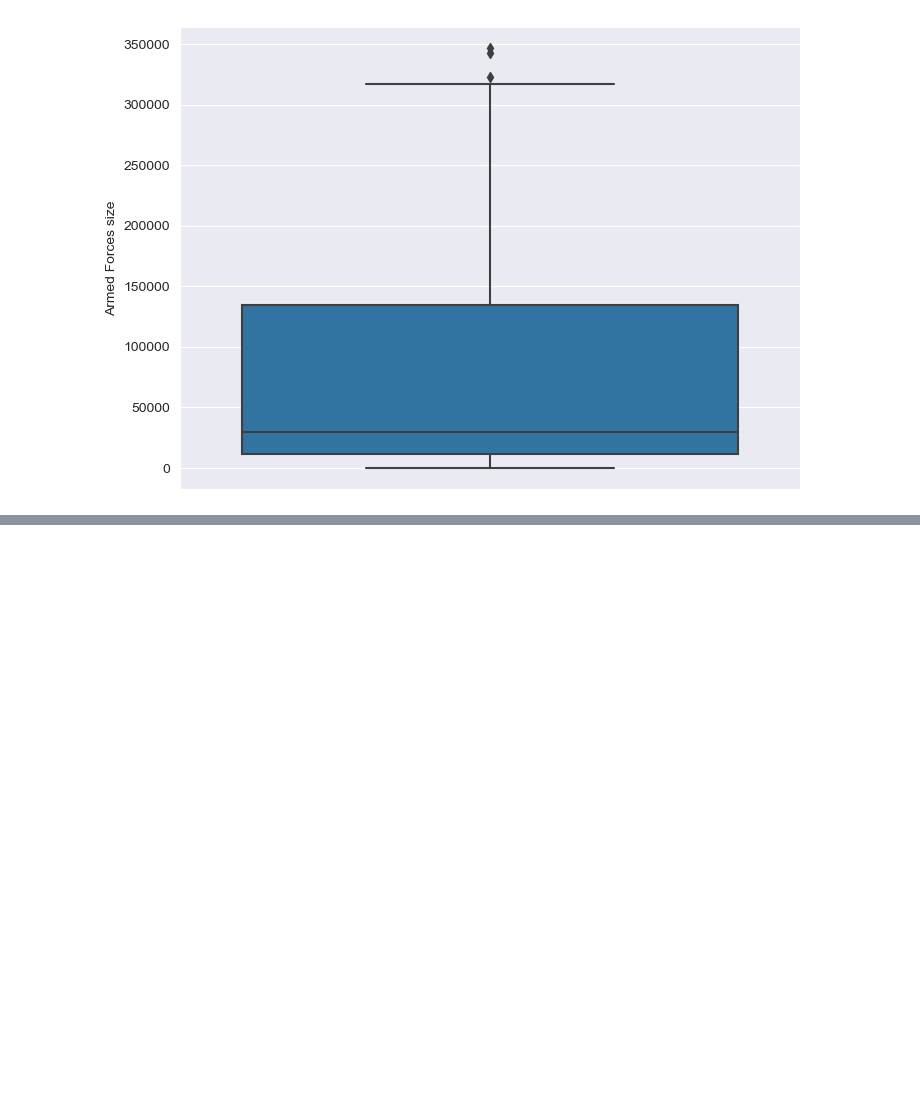
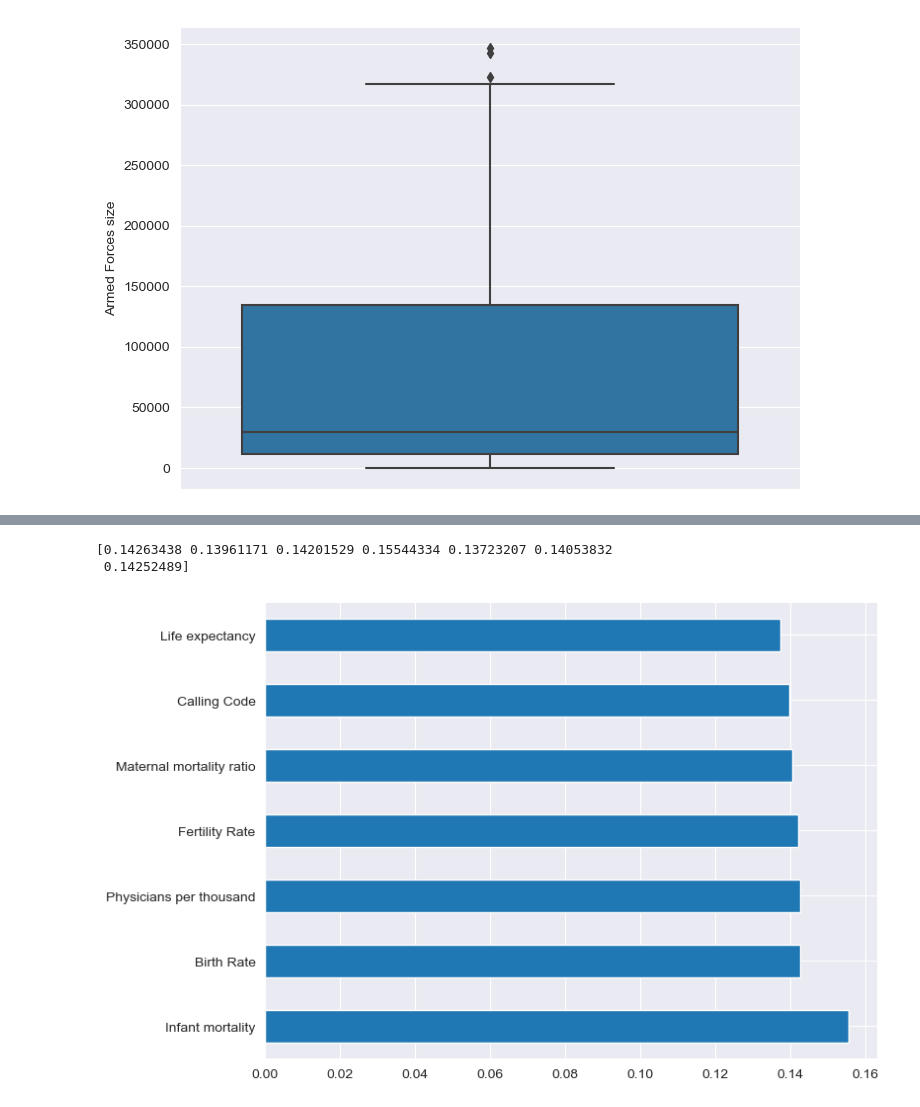
Before and after one commit to ShauryaMalhan/Data-trim, a Jupyter notebook: Shaurya221020448.ipynb, the cells around one changed output, grey strips where cells are left out. Drawn from its saved outputs; the diff is of its cells as text; code cells hidden in the pictures; blank space fills up the shorter version.

```diff
--- a/Shaurya221020448.ipynb
+++ b/Shaurya221020448.ipynb
@@ -580,0 +581,18 @@ print(featureScores.nlargest(10, 'Score'))  # Print the 10 best features
+# %%
+from sklearn.ensemble import ExtraTreesClassifier
+model = ExtraTreesClassifier()
+
+# Fit the model
+model.fit(X, y)
+
+# Print feature importances
+print(model.feature_importances_)
+
+# Plot the graph of feature importances for better visualization
+feat_importances = pd.Series(model.feature_importances_, index=X.columns)
+feat_importances.nlargest(10).plot(kind='barh')
+plt.show()
+# %% [output]
+[0.14263438 0.13961171 0.14201529 0.15544334 0.13723207 0.14053832
+ 0.14252489]
+[figure, added]
```
Also changed, not shown: parts of 8 cells of this notebook.
